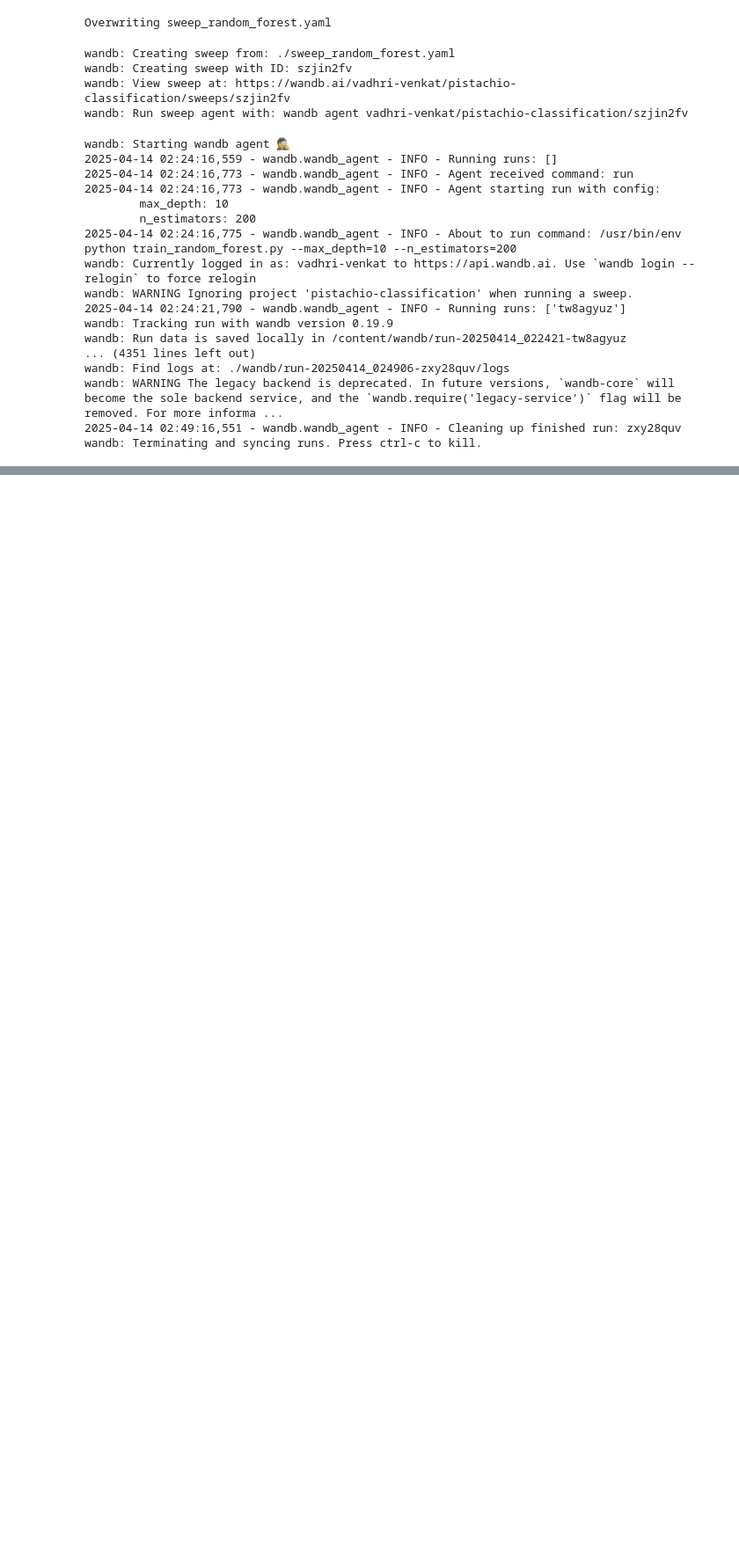
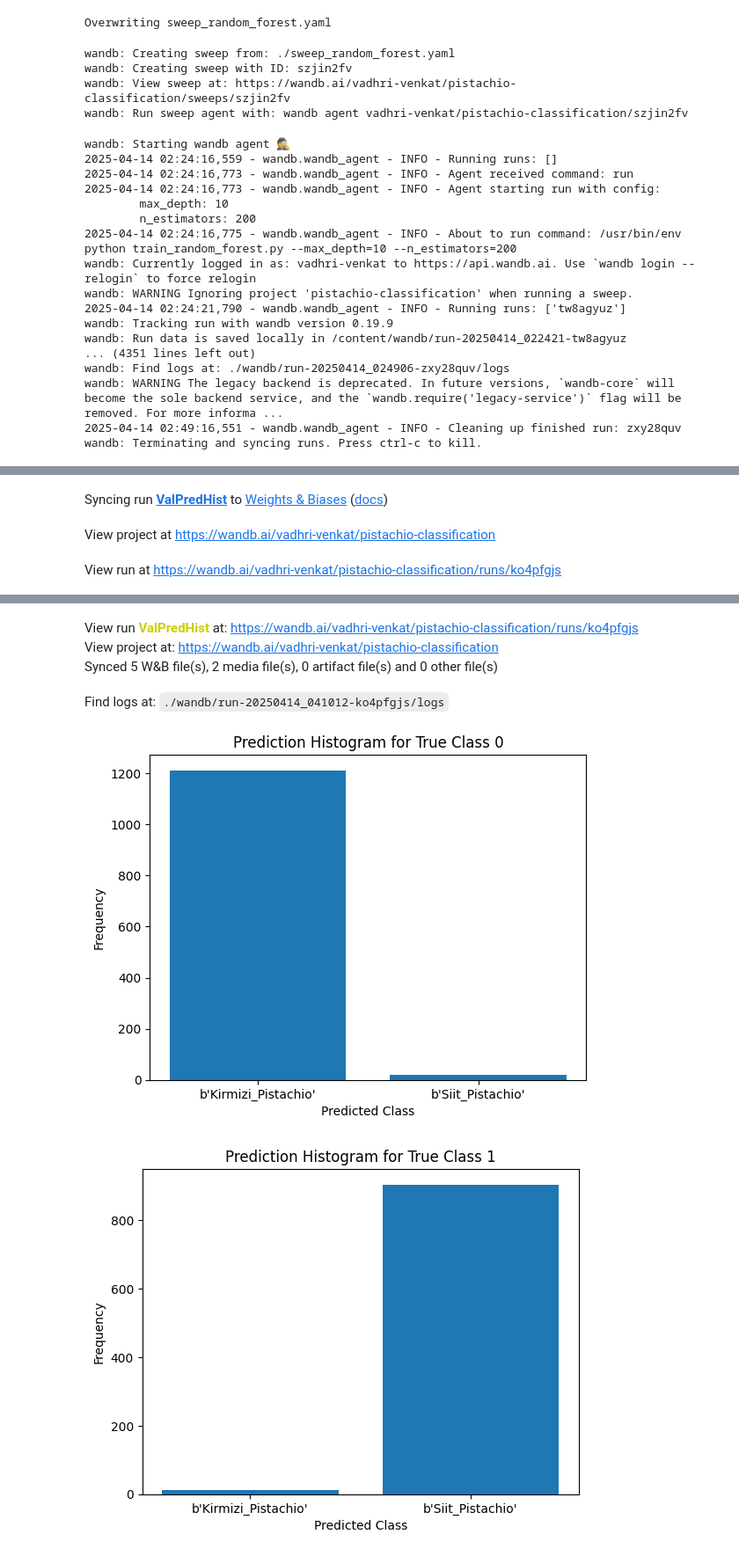
Before and after one commit to vadhri/ai-notebook, a Jupyter notebook: mlops/pistachio-dataset/Evaluation.ipynb, the cells around one changed output, grey strips where cells are left out. Shown: that part at 88% size. Saved outputs shown, nothing was run; the diff lists cells and outputs as text; code cells hidden in the pictures; blank space fills up the shorter version.

```diff
--- a/mlops/pistachio-dataset/Evaluation.ipynb
+++ b/mlops/pistachio-dataset/Evaluation.ipynb
@@ -286,0 +361,47 @@ wandb: Terminating and syncing runs. Press ctrl-c to kill.
+# %%
+import wandb
+import matplotlib.pyplot as plts
+import numpy as np
+
+# Initialize Weights and Biases
+wandb.init(project="pistachio-classification", name="ValPredHist")
+
+# Load the latest model (replace with your actual model loading)
+model_path = "/content/artifacts/random_forest-100-10.pkl"  # Example path
+with open(model_path, "rb") as f:
+    model = pickle.load(f)
+
+# Load your data and preprocess (replace with your actual data loading and preprocessing)
+data_path = './artifacts/pistachio-image-classification-data-split:v0/data_split.csv'
+df = pd.read_csv(data_path)
+X = df.drop(['Class', 'Stage'], axis=1)
+y = df['Class']
+
+pca = PCA(n_components=16)
+X = pca.fit_transform(X)
+
+le = LabelEncoder()
+y_enc = le.fit_transform(y)
+
+scaler = StandardScaler()
+X_scaled = scaler.fit_transform(X)
+
+# Make predictions on the validation set (or any desired set)
+val_predictions = model.predict(X_scaled)
+
+# Assuming your classes are 0 and 1 (adjust as needed)
+class_names = le.classes_
+
+# Create prediction histograms for each class
+for class_id in np.unique(y_enc):
+    class_predictions = val_predictions[y_enc == class_id]
+    plt.figure()  # Create a new figure for each class
+    plt.hist(class_predictions, bins=np.arange(len(class_names) + 1) - 0.5, rwidth=0.8) # Adjust bins for class names
+    plt.xticks(np.arange(len(class_names)), class_names)
+    plt.xlabel("Predicted Class")
+    plt.ylabel("Frequency")
+    plt.title(f"Prediction Histogram for True Class {class_id}")
+    wandb.log({f"Prediction Histogram for Class {class_id}": wandb.Image(plt)})
+
+wandb.finish()
+# %% [output]
@@ -286,0 +410,3 @@ wandb: Terminating and syncing runs. Press ctrl-c to kill.
+Syncing run ValPredHist to Weights & Biases (docs)
+View project at https://wandb.ai/vadhri-venkat/pistachio-classification
+View run at https://wandb.ai/vadhri-venkat/pistachio-classification/runs/ko4pfgjs
@@ -286,0 +414,6 @@ wandb: Terminating and syncing runs. Press ctrl-c to kill.
+View run ValPredHist at: https://wandb.ai/vadhri-venkat/pistachio-classification/runs/ko4pfgjs
+View project at: https://wandb.ai/vadhri-venkat/pistachio-classification
+Synced 5 W&B file(s), 2 media file(s), 0 artifact file(s) and 0 other file(s)
+Find logs at: ./wandb/run-20250414_041012-ko4pfgjs/logs
+[figure, added]
+[figure, added]
```
Also changed, not shown: parts of 2 cells of this notebook.
